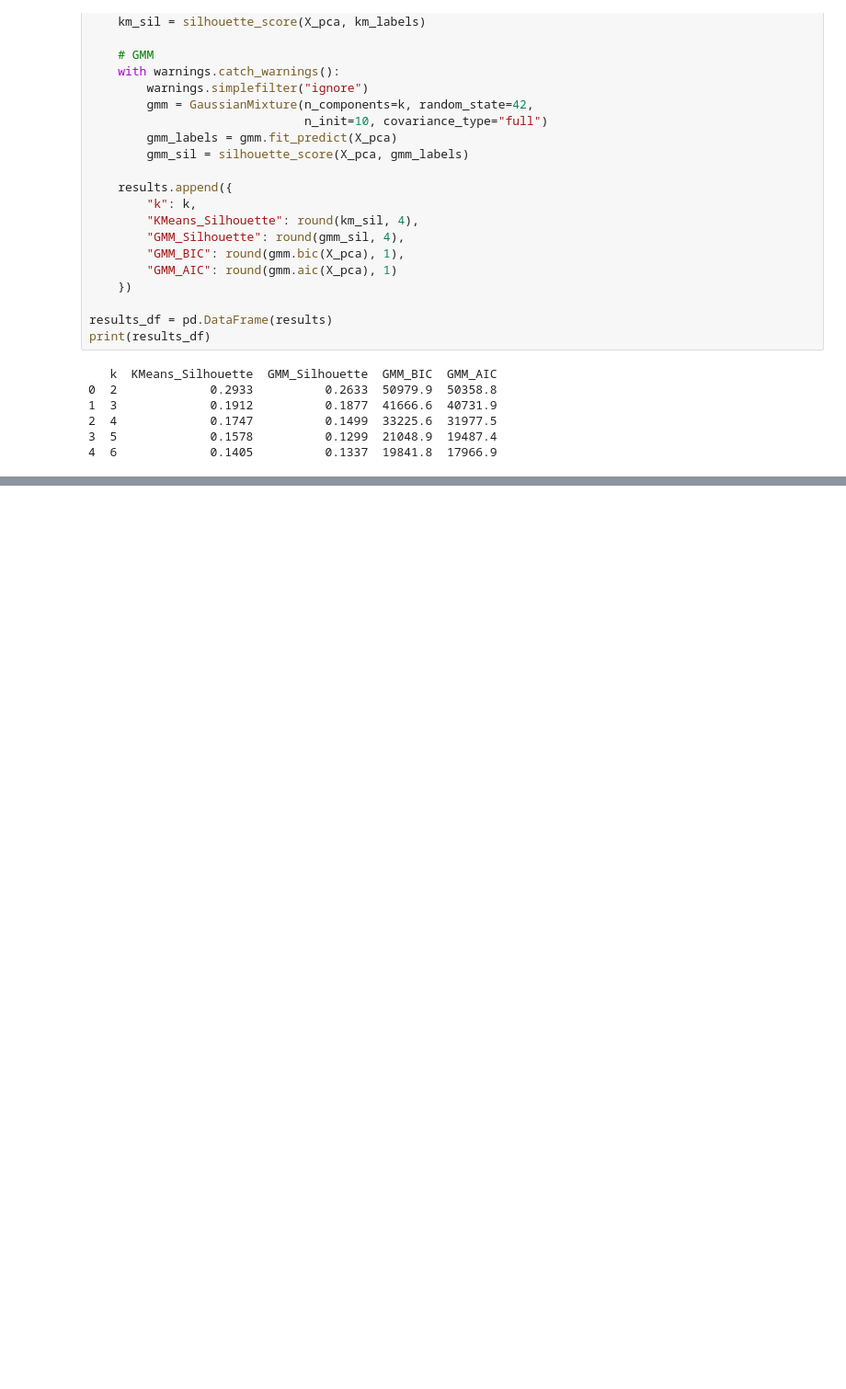
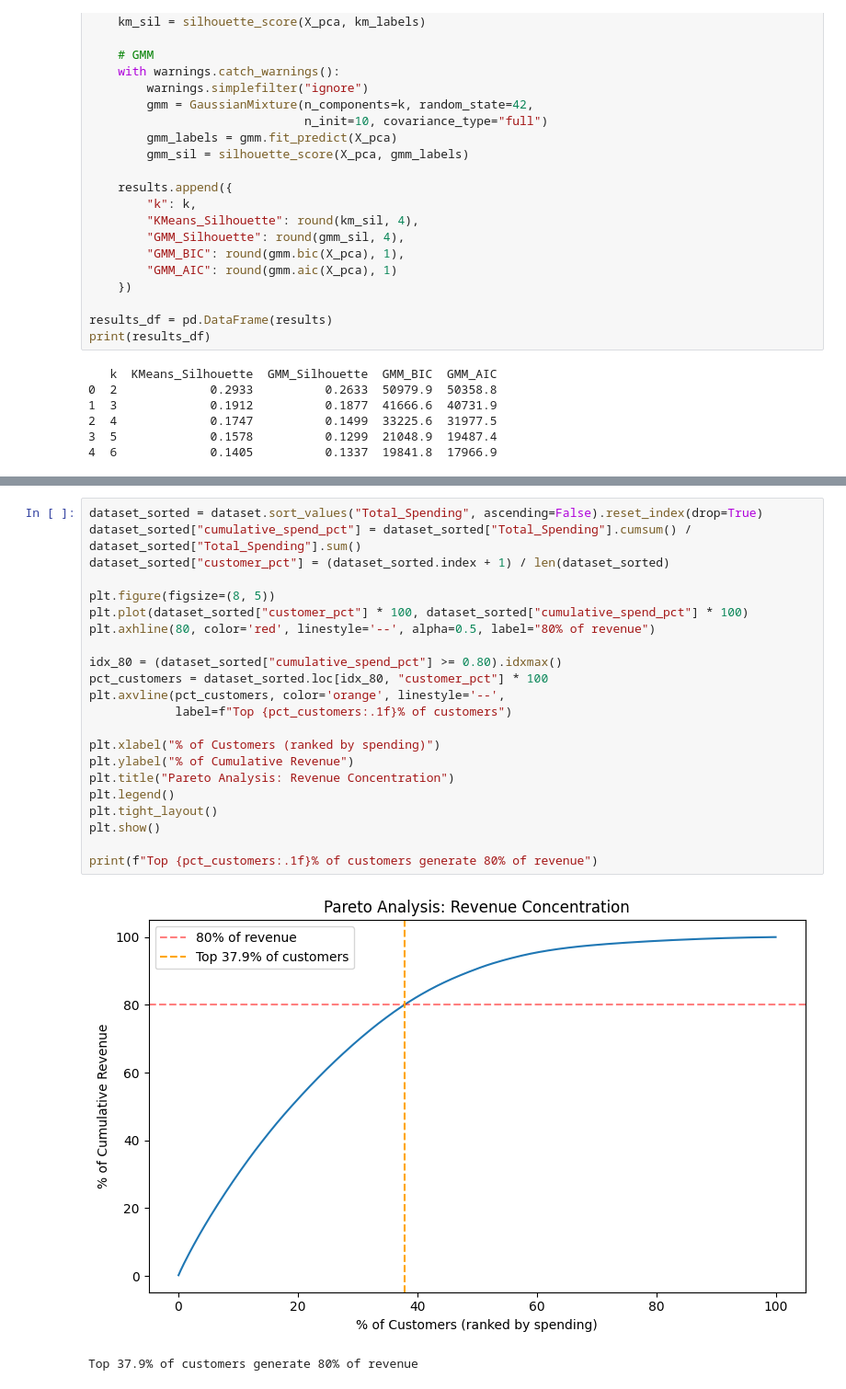
Before and after one commit to bouhlet0/Customer-Personality-Analysis, a Jupyter notebook: Customer_Personality_Analysis.ipynb, the cells around one changed output, grey strips where cells are left out. Shown at 92% size. Saved outputs shown, nothing was run; the diff lists cells and outputs as text; blank space fills up the shorter version.

```diff
--- a/Customer_Personality_Analysis.ipynb
+++ b/Customer_Personality_Analysis.ipynb
@@ -1702,0 +1783,25 @@ GMM ARI: 0.752 +- 0.281
+# %%
+dataset_sorted = dataset.sort_values("Total_Spending", ascending=False).reset_index(drop=True)
+dataset_sorted["cumulative_spend_pct"] = dataset_sorted["Total_Spending"].cumsum() / dataset_sorted["Total_Spending"].sum()
+dataset_sorted["customer_pct"] = (dataset_sorted.index + 1) / len(dataset_sorted)
+
+plt.figure(figsize=(8, 5))
+plt.plot(dataset_sorted["customer_pct"] * 100, dataset_sorted["cumulative_spend_pct"] * 100)
+plt.axhline(80, color='red', linestyle='--', alpha=0.5, label="80% of revenue")
+
+idx_80 = (dataset_sorted["cumulative_spend_pct"] >= 0.80).idxmax()
+pct_customers = dataset_sorted.loc[idx_80, "customer_pct"] * 100
+plt.axvline(pct_customers, color='orange', linestyle='--',
+            label=f"Top {pct_customers:.1f}% of customers")
+
+plt.xlabel("% of Customers (ranked by spending)")
+plt.ylabel("% of Cumulative Revenue")
+plt.title("Pareto Analysis: Revenue Concentration")
+plt.legend()
+plt.tight_layout()
+plt.show()
+
+print(f"Top {pct_customers:.1f}% of customers generate 80% of revenue")
+# %% [output]
+[figure, added]
+Top 37.9% of customers generate 80% of revenue
```
Also changed, not shown: parts of 10 cells of this notebook.
